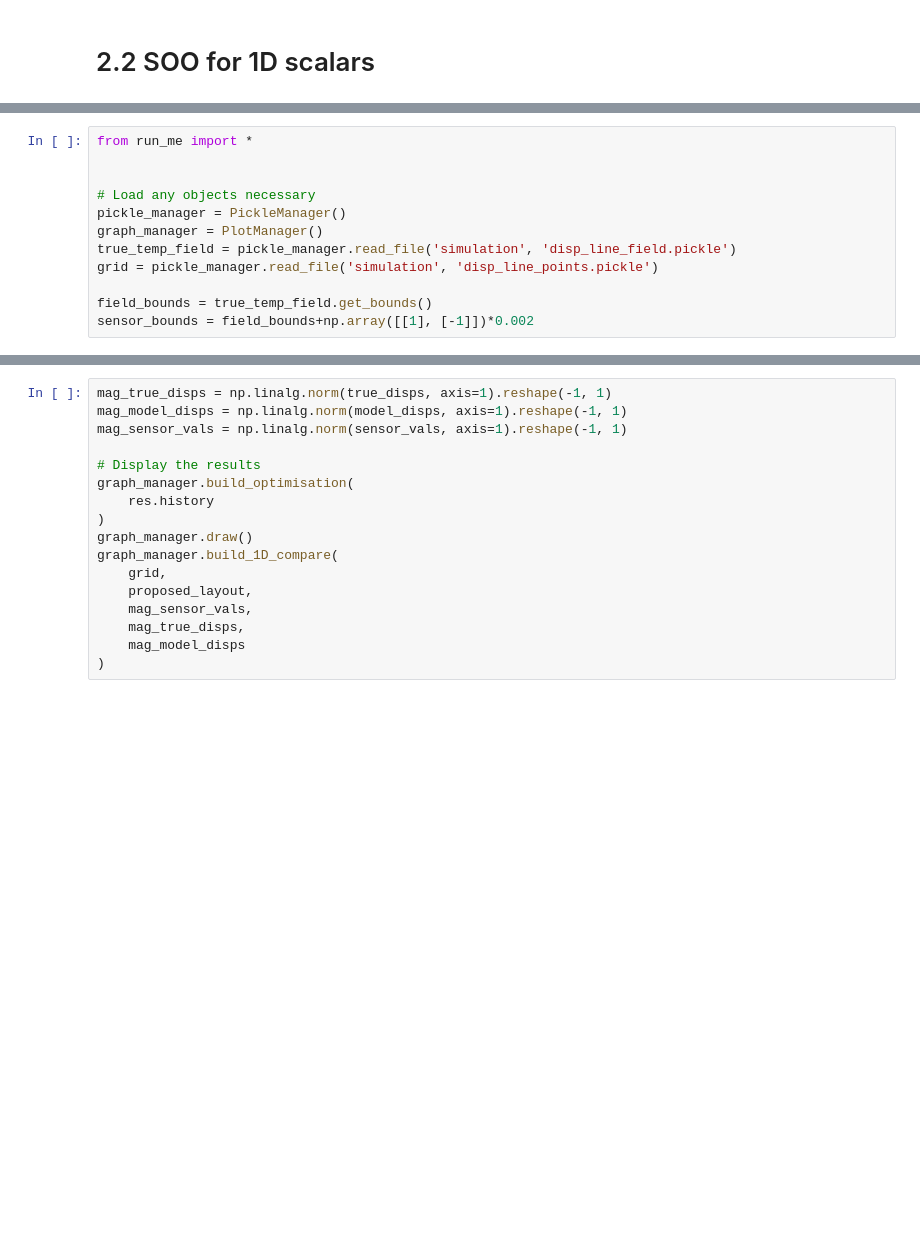
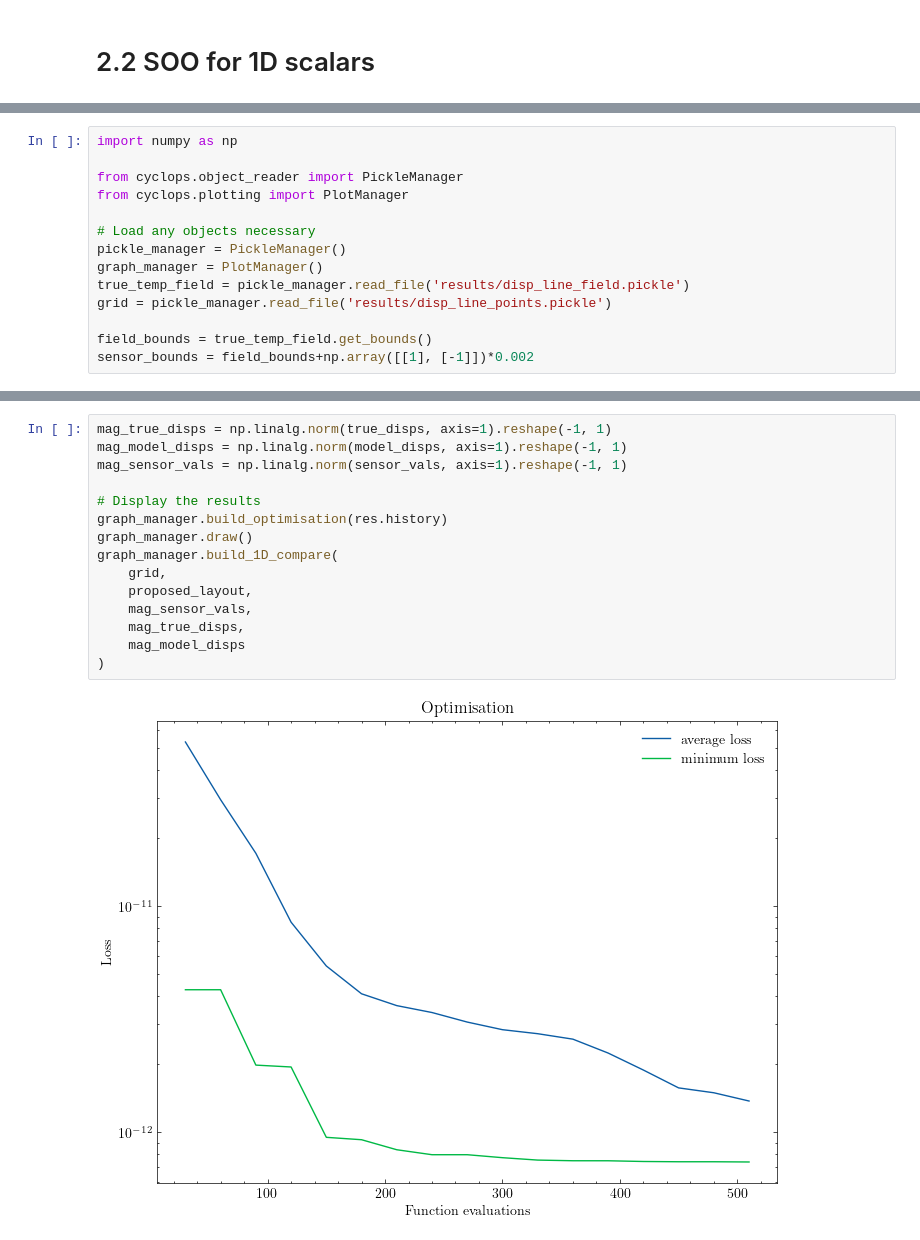
Before and after one commit to aurora-multiphysics/cyclops, a Jupyter notebook: tutorials/2.4 SOO 1D vectors.ipynb, the cells around one changed output, grey strips where cells are left out. Drawn from its saved outputs; the diff is of its cells as text; blank space fills up the shorter version.

Commit message:
📝 Update tutorials to use packaged cyclops

```diff
--- a/tutorials/2.4 SOO 1D vectors.ipynb
+++ b/tutorials/2.4 SOO 1D vectors.ipynb
@@ -15,12 +3,14 @@ print(src_path)
 # %%
-from run_me import *
+import numpy as np
 
+from cyclops.object_reader import PickleManager
+from cyclops.plotting import PlotManager
 
 # Load any objects necessary
 pickle_manager = PickleManager()
 graph_manager = PlotManager()
-true_temp_field = pickle_manager.read_file('simulation', 'disp_line_field.pickle')
-grid = pickle_manager.read_file('simulation', 'disp_line_points.pickle')
+true_temp_field = pickle_manager.read_file('results/disp_line_field.pickle')
+grid = pickle_manager.read_file('results/disp_line_points.pickle')
 
 field_bounds = true_temp_field.get_bounds()
 sensor_bounds = field_bounds+np.array([[1], [-1]])*0.002
@@ -52,17 +69,17 @@ proposed_layout, true_disps, model_disps, sensor_vals = experiment.get_SOO_plott
 # %%
 mag_true_disps = np.linalg.norm(true_disps, axis=1).reshape(-1, 1)
 mag_model_disps = np.linalg.norm(model_disps, axis=1).reshape(-1, 1)
 mag_sensor_vals = np.linalg.norm(sensor_vals, axis=1).reshape(-1, 1)
 
 # Display the results
-graph_manager.build_optimisation(
-    res.history
-)
+graph_manager.build_optimisation(res.history)
 graph_manager.draw()
 graph_manager.build_1D_compare(
     grid,
     proposed_layout,
     mag_sensor_vals,
     mag_true_disps,
     mag_model_disps
 )
+# %% [output]
+[figure, added]
```
Also changed, not shown: parts of 5 cells of this notebook, 6 other files.
